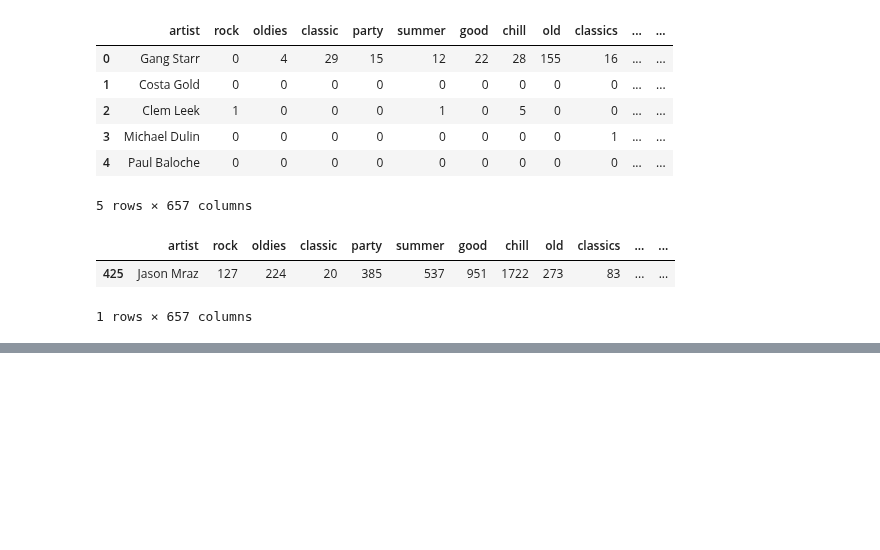
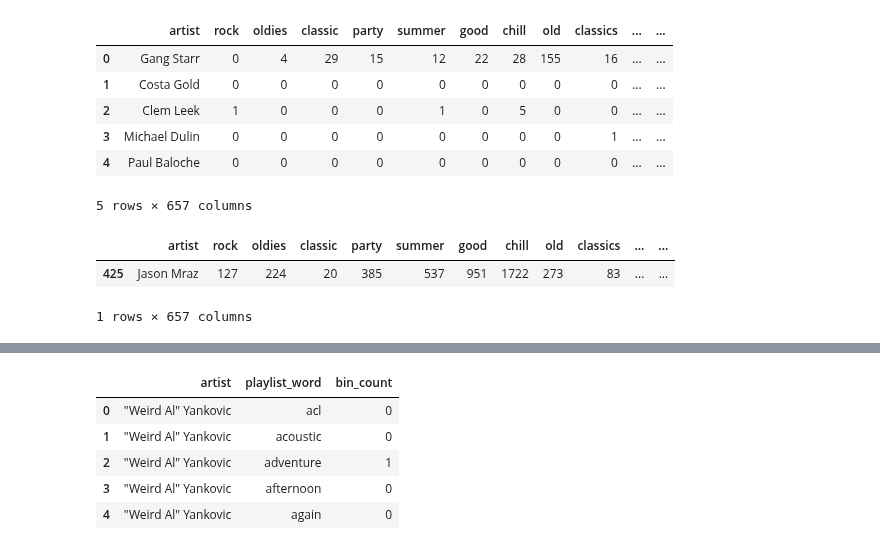
Before and after one commit to holistudio/spotify_dash, a Jupyter notebook: 02_data_wrangling/tableau_datasets_remake.ipynb, the cells around one changed output, grey strips where cells are left out. Cells and saved outputs as stored; diff of their text form; code cells hidden in the pictures; blank space fills up the shorter version.

```diff
--- a/02_data_wrangling/tableau_datasets_remake.ipynb
+++ b/02_data_wrangling/tableau_datasets_remake.ipynb
@@ -170,0 +185,10 @@ artist_df[filter]
+# %%
+df2 = df2.sort_values(['artist','playlist_word']).reset_index(drop=True)
+df2.head()
+# %% [output]
+|  | artist | playlist_word | bin_count |
+| 0 | "Weird Al" Yankovic | acl | 0 |
+| 1 | "Weird Al" Yankovic | acoustic | 0 |
+| 2 | "Weird Al" Yankovic | adventure | 1 |
+| 3 | "Weird Al" Yankovic | afternoon | 0 |
+| 4 | "Weird Al" Yankovic | again | 0 |
```
Also changed, not shown: parts of 2 cells of this notebook.
